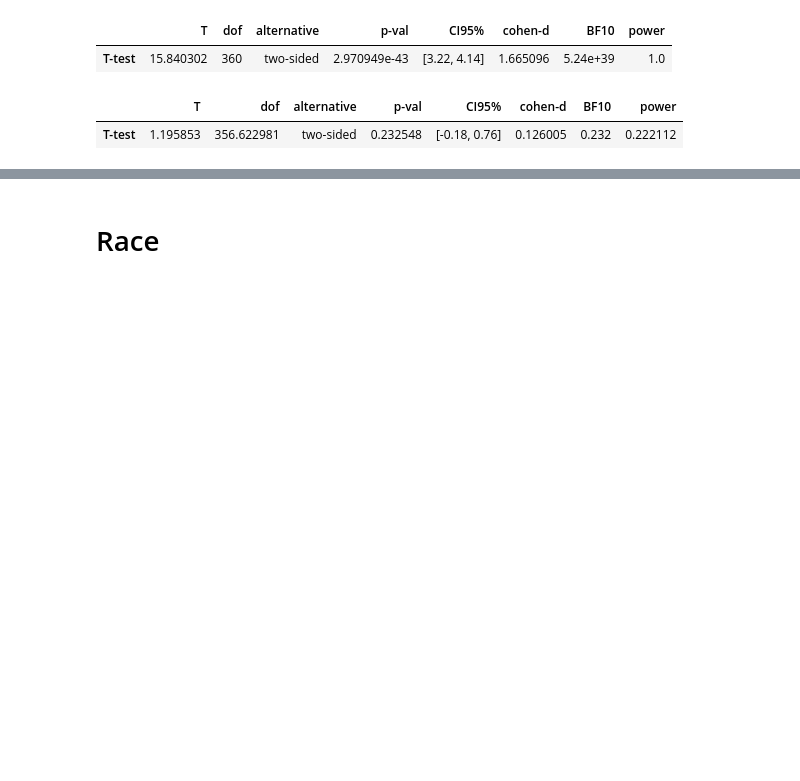
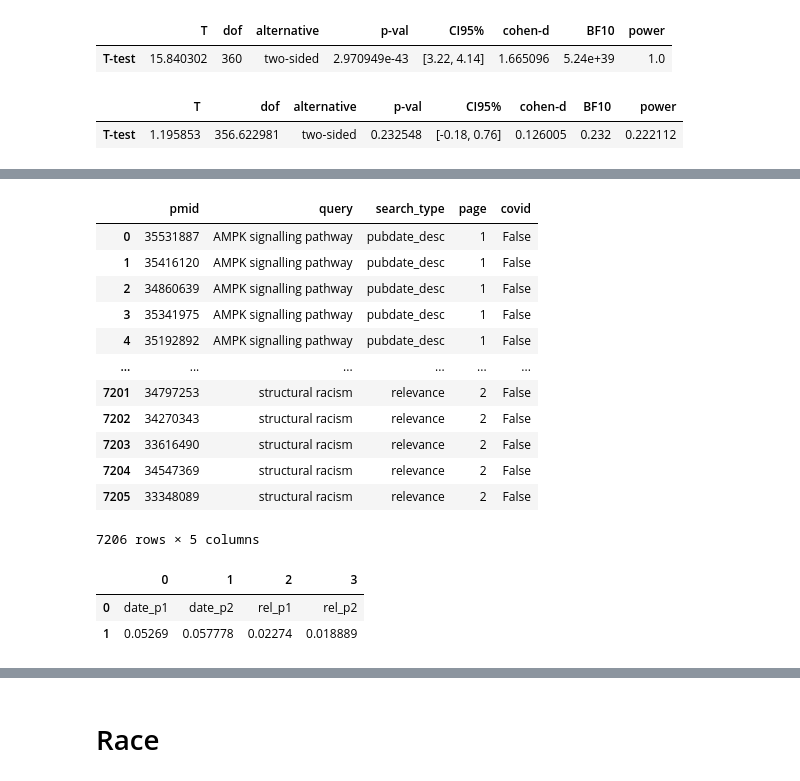
Before and after one commit to NCBI-Codeathons/pubmed-codeathon-team1, a Jupyter notebook: notebooks/data_visualizations_bl.ipynb, the cells around one changed output, grey strips where cells are left out. Cells and saved outputs as stored; diff of their text form; code cells hidden in the pictures; blank space fills up the shorter version.

```diff
--- a/notebooks/data_visualizations_bl.ipynb
+++ b/notebooks/data_visualizations_bl.ipynb
@@ -640,0 +627,16 @@ funding_and_covid_data.dropna()
+# %%
+covid_data
+# %% [output]
+|  | pmid | query | search_type | page | covid |
+| 0 | 35531887 | AMPK signalling pathway | pubdate_desc | 1 | False |
+| 1 | 35416120 | AMPK signalling pathway | pubdate_desc | 1 | False |
+| 2 | 34860639 | AMPK signalling pathway | pubdate_desc | 1 | False |
+| 3 | 35341975 | AMPK signalling pathway | pubdate_desc | 1 | False |
+| 4 | 35192892 | AMPK signalling pathway | pubdate_desc | 1 | False |
+| ... | ... | ... | ... | ... | ... |
+| 7201 | 34797253 | structural racism | relevance | 2 | False |
+| 7202 | 34270343 | structural racism | relevance | 2 | False |
+| 7203 | 33616490 | structural racism | relevance | 2 | False |
+| 7204 | 34547369 | structural racism | relevance | 2 | False |
+| 7205 | 33348089 | structural racism | relevance | 2 | False |
+7206 rows × 5 columns
@@ -640,0 +658,9 @@ funding_and_covid_data.dropna()
+# %%
+titles = ['date_p1', 'date_p2', 'rel_p1', 'rel_p2']
+values = [date_p1, date_p2, rel_p1, rel_p2]
+covid = pd.DataFrame([titles, values])
+covid
+# %% [output]
+|  | 0 | 1 | 2 | 3 |
+| 0 | date_p1 | date_p2 | rel_p1 | rel_p2 |
+| 1 | 0.05269 | 0.057778 | 0.02274 | 0.018889 |
```
Also changed, not shown: parts of 11 cells of this notebook, 1 other file.
